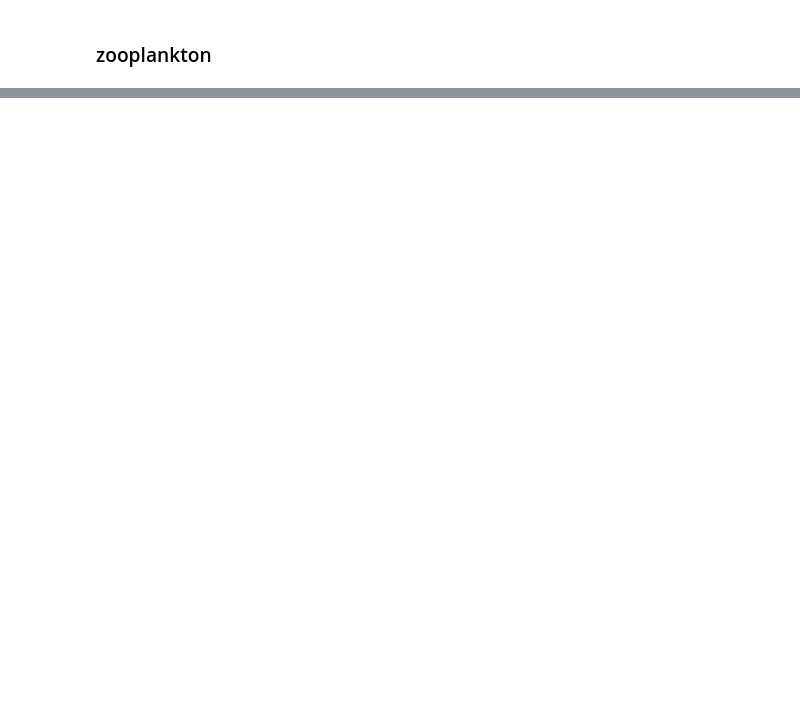
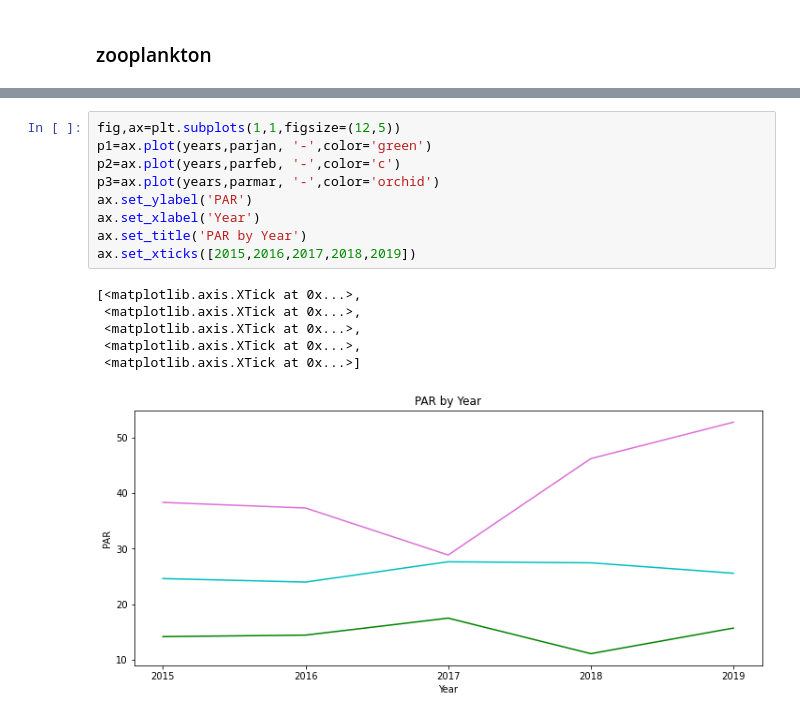
Before and after one commit to SalishSeaCast/Analysis-Aline, a Jupyter notebook: notebooks/Bloom_Timing/EnvironmentalDrivers.ipynb, the cells around one changed output, grey strips where cells are left out. Drawn from its saved outputs; the diff is of its cells as text; blank space fills up the shorter version.

```diff
--- a/notebooks/Bloom_Timing/EnvironmentalDrivers.ipynb
+++ b/notebooks/Bloom_Timing/EnvironmentalDrivers.ipynb
@@ -230,0 +323,16 @@ NameError: name 'saveloc' is not defined
+# %%
+fig,ax=plt.subplots(1,1,figsize=(12,5))
+p1=ax.plot(years,parjan, '-',color='green')
+p2=ax.plot(years,parfeb, '-',color='c')
+p3=ax.plot(years,parmar, '-',color='orchid')
+ax.set_ylabel('PAR')
+ax.set_xlabel('Year')
+ax.set_title('PAR by Year')
+ax.set_xticks([2015,2016,2017,2018,2019])
+# %% [output]
+[<matplotlib.axis.XTick at 0x...>,
+ <matplotlib.axis.XTick at 0x...>,
+ <matplotlib.axis.XTick at 0x...>,
+ <matplotlib.axis.XTick at 0x...>,
+ <matplotlib.axis.XTick at 0x...>]
+[figure, added]
```
Also changed, not shown: parts of 16 cells of this notebook, 1 other file.
